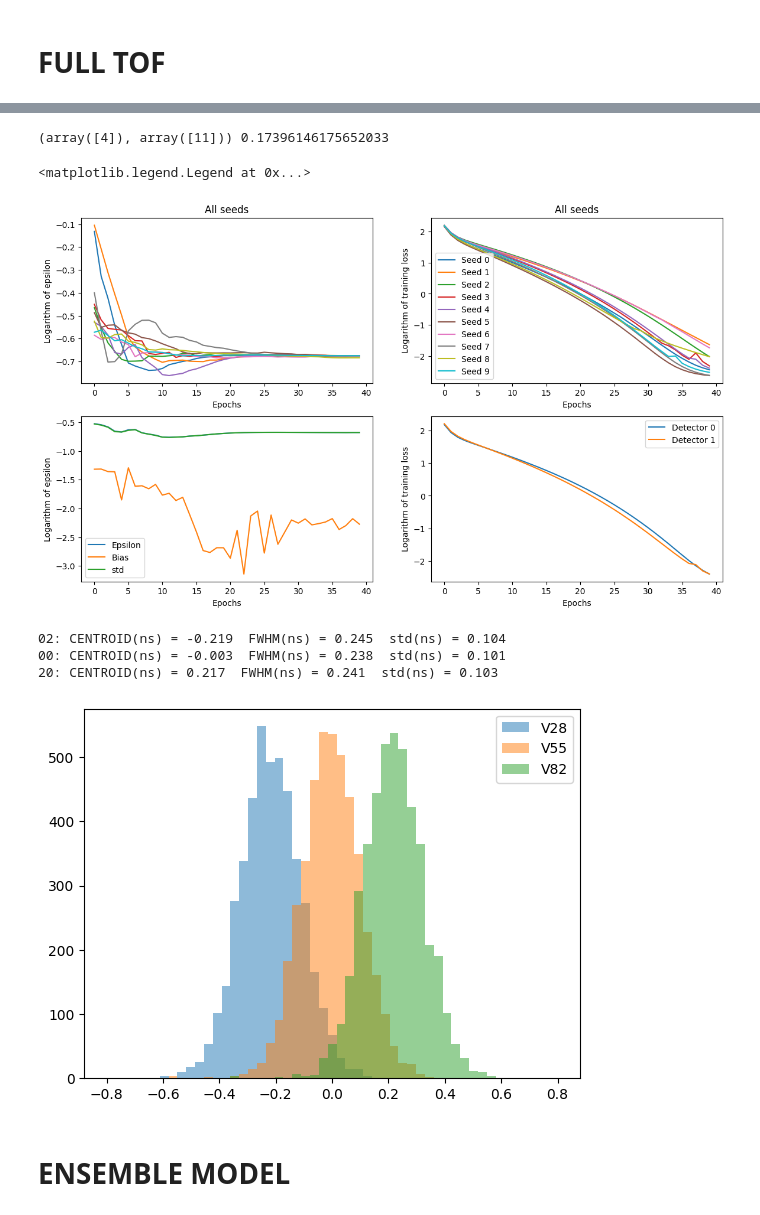
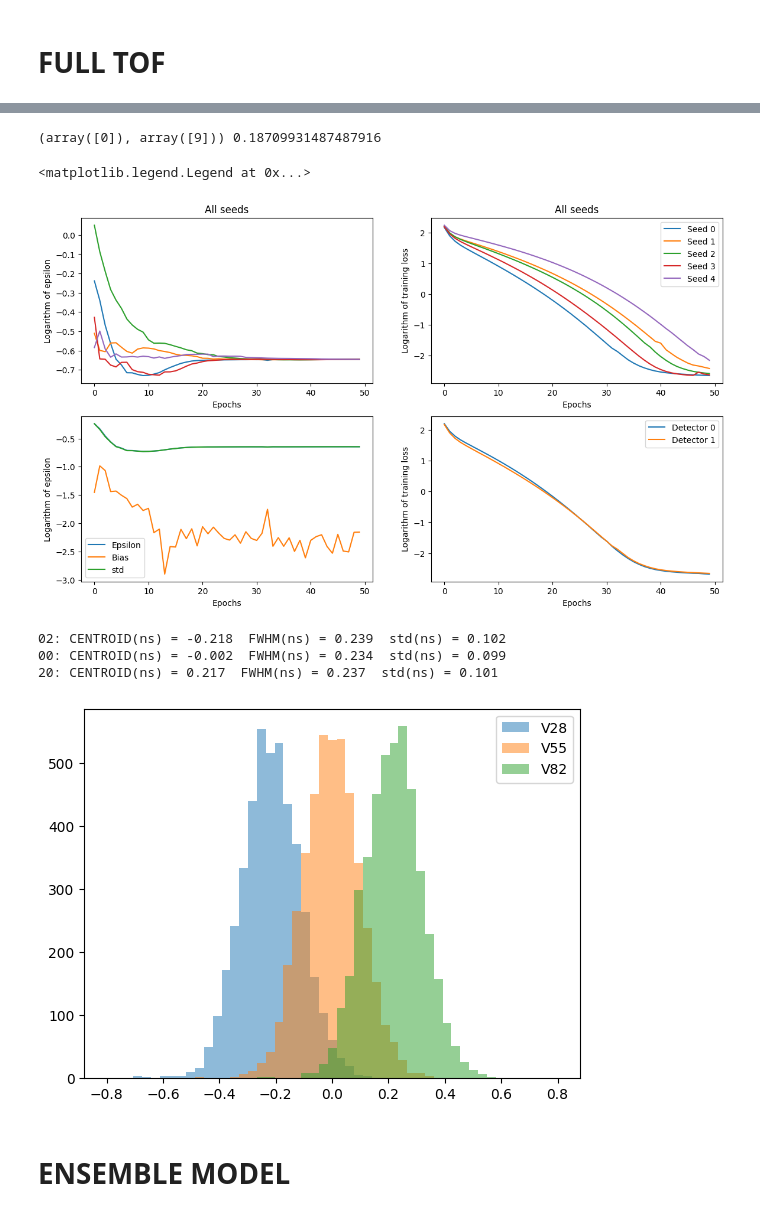
Before and after one commit to wjosefw/Signal-processing-with-Neural-networks, a Jupyter notebook: DEEP_TIMING_DATOS_PRACTICA_MASTER_Na22.ipynb, the cells around one changed output, grey strips where cells are left out. Saved outputs shown, nothing was run; the diff lists cells and outputs as text; code cells hidden in the pictures.

Commit message:
Con esta configuración es posible llegar a FWHM de ~ 237 ps

```diff
--- a/DEEP_TIMING_DATOS_PRACTICA_MASTER_Na22.ipynb
+++ b/DEEP_TIMING_DATOS_PRACTICA_MASTER_Na22.ipynb
@@ -101,16 +96,21 @@ NameError: name 'pulsos_Na22' is not defined
 # %% [markdown]
 ## **CHECK FOR OUTLIERS**
 # %%
-#pulsos_Na22_filt_norm = np.delete(pulsos_Na22_filt_norm, [ 4409, 16795, 19407, 9901, 13290], axis=0)
+pulsos_Na22_filt_norm = np.delete(pulsos_Na22_filt_norm, [16823, 19441], axis=0)
 
-#------------------------------------ Con el plot se ve si hay algún pulso que empiece mal/que no cuadre con el otro detector
+#------------------ Con el plot se ve si hay algún pulso que empiece mal/que no cuadre con el otro detector -----------------
 a = []
-plt.figure(figsize=(10,6))
+plt.figure(figsize=(12,6))
+
+plt.subplot(121)
+plt.title('Detector 0')
 for i in range(pulsos_Na22_filt_norm.shape[0]):
-  plt.subplot(121)
   plt.plot(pulsos_Na22_filt_norm[i,:,0], 'b-')
-  plt.subplot(122)
+
+plt.subplot(122)
+plt.title('Detector 1')
+for i in range(pulsos_Na22_filt_norm.shape[0]):
   plt.plot(pulsos_Na22_filt_norm[i,:,1], 'b-')
-  a.append(np.where(pulsos_Na22_filt_norm[i,:,0] == np.max(pulsos_Na22_filt_norm[i,:,0]))[0][0])
+  a.append(np.where(pulsos_Na22_filt_norm[i,:,1] == np.max(pulsos_Na22_filt_norm[i,:,1]))[0][0])
 a = np.array(a)
 # %% [output]
@@ -173,7 +173,7 @@ mean_dec0 = get_mean_pulse_from_set(new_pulses, channel = 0)
 #------------------------------------- Move rest of the pulses to align with mean -------------------------
 delays_dec0, moved_pulses_dec0 = move_to_reference(mean_dec0, new_pulses[:Ntrain,:,:], start = start, stop = stop, max_delay = 240, channel = 0)
 # %%
-for i in range(100):
+for i in range(1000):
     plt.plot(moved_pulses_dec0[i,:],'b-')
 plt.plot(mean_dec0[start:stop],'r-')
 # %% [output]
@@ -214,7 +215,7 @@ mean_dec1 = get_mean_pulse_from_set(new_pulses, channel = 1)
 #------------------------------------- Move rest of the pulses to align with mean -------------------------
 delays_dec1, moved_pulses_dec1 = move_to_reference(mean_dec1, new_pulses[:Ntrain,:,:], start = start, stop = stop, max_delay = 240, channel = 1)
 # %%
-for i in range(100):
+for i in range(moved_pulses_dec1.shape[0]):
     plt.plot(moved_pulses_dec1[i,:],'b-')
 plt.plot(mean_dec1[start:stop],'r-')
 # %% [output]
@@ -336,6 +340,6 @@ M_Test_20_norm[:,:,1] = (M_Test_20[:,:,1] - min_dec1)/(max_dec1-min_dec1)
 # %%
-epochs = 40
-num_semillas = 10
+epochs = 50
+num_semillas = 5
 
 epsilon = []
 bias = []
@@ -369,8 +373,8 @@ for i in range(num_semillas):
 
   for epoch in range(epochs):
 
-     history_dec0 = model_dec0.fit(x=[M_Train_dec0[:,:,0], M_Train_dec0[:,:,1]],y = REF_train_dec0, epochs = 5, batch_size = 512, verbose=1)
-     history_dec1 = model_dec1.fit(x=[M_Train_dec1[:,:,0], M_Train_dec1[:,:,1]],y = REF_train_dec1, epochs = 5, batch_size = 512, verbose=1)
+     history_dec0 = model_dec0.fit(x=[M_Train_dec0[:,:,0], M_Train_dec0[:,:,1]],y = REF_train_dec0, epochs = 5, batch_size = 512, verbose = 1)
+     history_dec1 = model_dec1.fit(x=[M_Train_dec1[:,:,0], M_Train_dec1[:,:,1]],y = REF_train_dec1, epochs = 5, batch_size = 512, verbose = 1)
 
      loss_dec0.append(history_dec0.history['loss'][-1])
      loss_dec1.append(history_dec1.history['loss'][-1])
@@ -388,6 +392,11 @@ for i in range(num_semillas):
      TOFN_02 = (np.squeeze(TOFN_dec0_REF_02) - new_time_step*delays_test_dec0) - (np.squeeze(TOFN_dec1_REF_02) - new_time_step*delays_test_dec1)
      TOFN_00 = (np.squeeze(TOFN_dec0_REF_00) - new_time_step*delays_test_dec0) - (np.squeeze(TOFN_dec1_REF_00) - new_time_step*delays_test_dec1)
      TOFN_20 = (np.squeeze(TOFN_dec0_REF_20) - new_time_step*delays_test_dec0) - (np.squeeze(TOFN_dec1_REF_20) - new_time_step*delays_test_dec1)
+
+
+     #TOFN_02 = np.squeeze(TOFN_dec0_REF_02) - np.squeeze(TOFN_dec1_REF_02)
+     #TOFN_00 = np.squeeze(TOFN_dec0_REF_00) - np.squeeze(TOFN_dec1_REF_00)
+     #TOFN_20 = np.squeeze(TOFN_dec0_REF_20) - np.squeeze(TOFN_dec1_REF_20)
 
      TOFN_02_epoch.append(TOFN_02)
      TOFN_00_epoch.append(TOFN_00)
@@ -435,7 +444,7 @@ training_loss_dec1 = np.array(training_loss_dec1, dtype = 'float64')
 
 
 print(np.where(epsilon == np.min(epsilon)), np.min(epsilon))
-index = 4
+index = 0
 plt.figure(figsize=(14,8))
 
 plt.subplot(2,2,1)
@@ -447,37 +456,37 @@ plt.xlabel('Epochs')
 plt.title('All seeds')
 
 plt.subplot(2,2,2)
 for i in range(training_loss_dec0.shape[0]):
   label = 'Seed' + ' ' + str(i)
   #plt.plot(np.log10(training_loss_dec0[i,:]),label=label)
   plt.plot(np.log10(training_loss_dec1[i,:]),label=label)
 plt.legend()
 plt.ylabel('Logarithm of training loss')
 plt.xlabel('Epochs')
 plt.title('All seeds')
 
 
 plt.subplot(2,2,3)
 plt.plot(np.log10(epsilon[index,:]), label = 'Epsilon')
 plt.plot(np.log10(bias[index,:]), label = 'Bias')
 plt.plot(np.log10(std[index,:]), label = 'std')
 plt.legend()
 plt.ylabel('Logarithm of epsilon')
 plt.xlabel('Epochs')
 
 plt.subplot(2,2,4)
 plt.plot(np.log10(training_loss_dec0[index,:]),label='Detector 0')
 plt.plot(np.log10(training_loss_dec1[index,:]),label='Detector 1')
 plt.ylabel('Logarithm of training loss')
 plt.xlabel('Epochs')
 
 plt.legend()
 # %% [output]
-(array([4]), array([11])) 0.17396146175652033
+(array([0]), array([9])) 0.18709931487487916
 <matplotlib.legend.Legend at 0x...>
-[figure, old version]
+[figure, new version]
 # %%
-epoch = 11
+epoch = 9
 #------------------------------------------- Histogram and gaussian fit -----------------------------------------------
 nbins=51
 histogN_02, binsN, patchesN  = plt.hist(TOFN_02_array[index,epoch,:] - np.mean(TOFN_00_array[index,epoch,:]),bins=nbins,range=[-0.8,0.8],alpha = 0.5,label='V28');
@@ -504,10 +513,10 @@ print("02: CENTROID(ns) = %.3f  FWHM(ns) = %.3f  std(ns) = %.3f" % (x0N_02, FWHM
 print("00: CENTROID(ns) = %.3f  FWHM(ns) = %.3f  std(ns) = %.3f" % (x0N, FWHMN, sigmaN))
 print("20: CENTROID(ns) = %.3f  FWHM(ns) = %.3f  std(ns) = %.3f" % (x0N_20, FWHMN_20, sigmaN_20))
 # %% [output]
-02: CENTROID(ns) = -0.219  FWHM(ns) = 0.245  std(ns) = 0.104
-00: CENTROID(ns) = -0.003  FWHM(ns) = 0.238  std(ns) = 0.101
-20: CENTROID(ns) = 0.217  FWHM(ns) = 0.241  std(ns) = 0.103
+02: CENTROID(ns) = -0.218  FWHM(ns) = 0.239  std(ns) = 0.102
+00: CENTROID(ns) = -0.002  FWHM(ns) = 0.234  std(ns) = 0.099
+20: CENTROID(ns) = 0.217  FWHM(ns) = 0.237  std(ns) = 0.101
-[figure, old version]
+[figure, new version]
 # %% [markdown]
 # **ENSEMBLE MODEL**
 # %%
```
Also changed, not shown: parts of 15 cells of this notebook.
